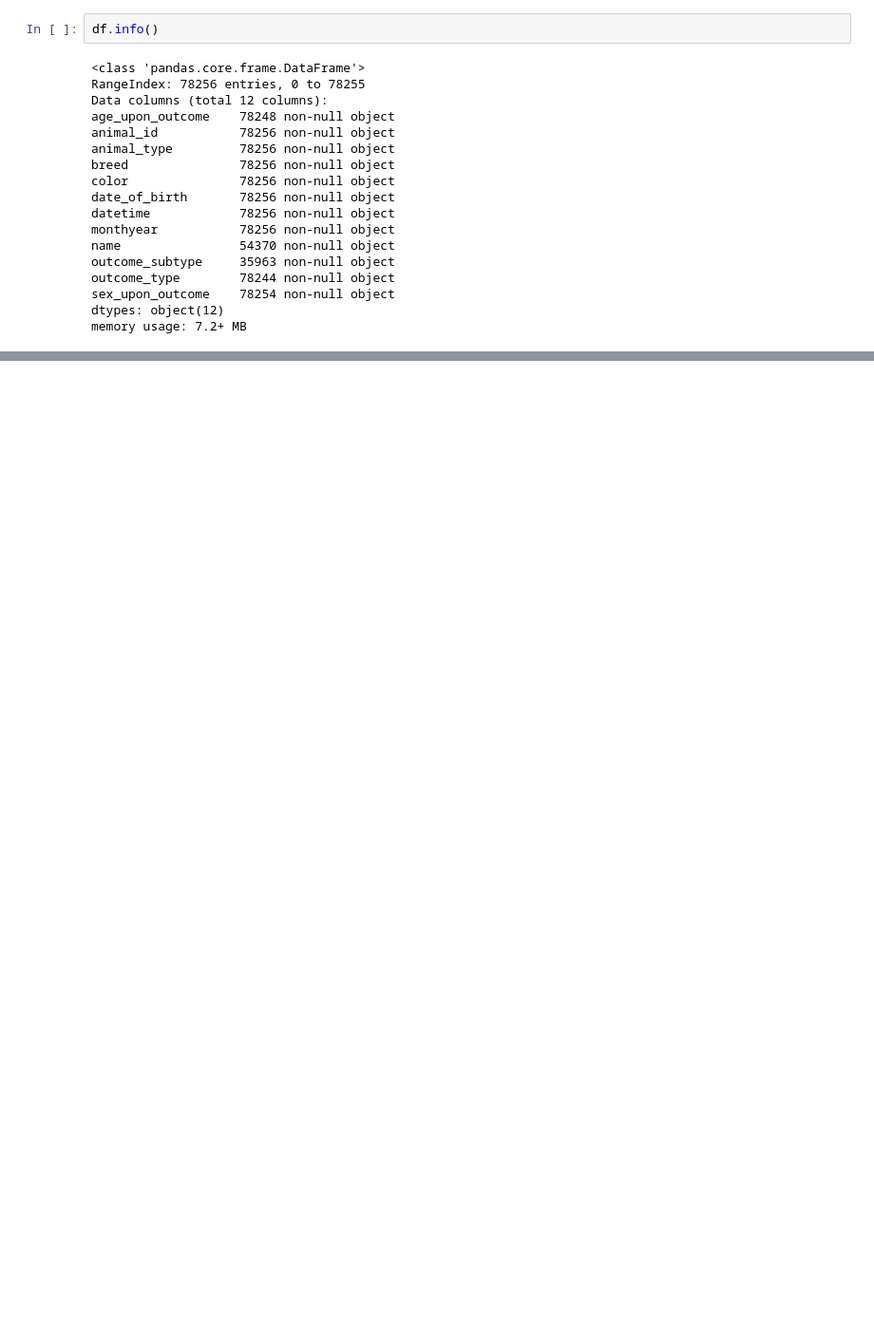
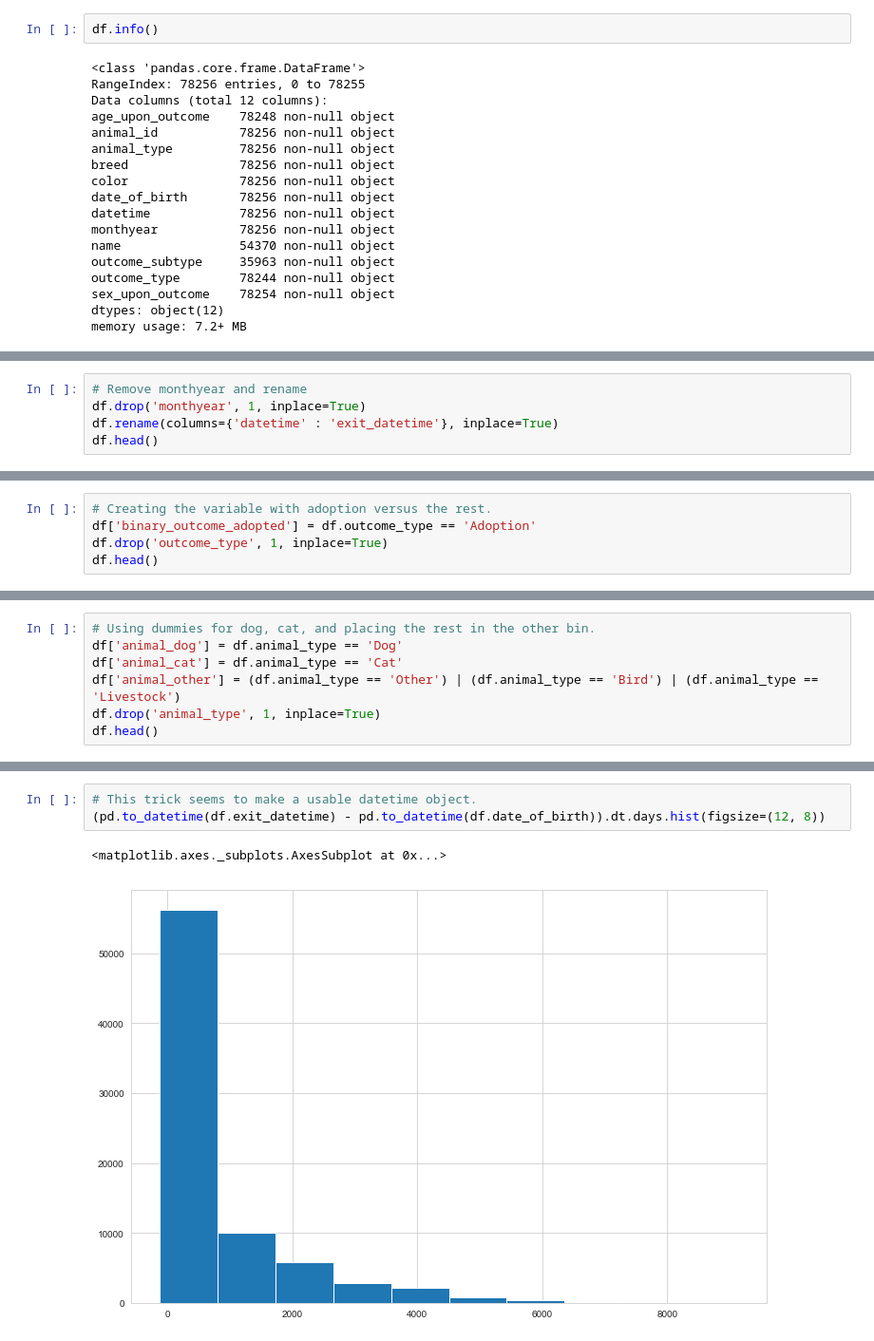
Before and after one commit to SeaPeaMurray/thinkful-apprenticeship, a Jupyter notebook: DS_bootcamp/Deeper_supervised_learning/3.7.1 Capstone.ipynb, the cells around one changed output, grey strips where cells are left out. Shown: that part at 95% size. Saved outputs shown, nothing was run; the diff lists cells and outputs as text; blank space fills up the shorter version.

```diff
--- a/DS_bootcamp/Deeper_supervised_learning/3.7.1 Capstone.ipynb
+++ b/DS_bootcamp/Deeper_supervised_learning/3.7.1 Capstone.ipynb
@@ -84,0 +61,5 @@ df2.head()
+# %%
+# Remove monthyear and rename
+df.drop('monthyear', 1, inplace=True)
+df.rename(columns={'datetime' : 'exit_datetime'}, inplace=True)
+df.head()
@@ -84,0 +87,5 @@ df2.head()
+# %%
+# Creating the variable with adoption versus the rest.
+df['binary_outcome_adopted'] = df.outcome_type == 'Adoption'
+df.drop('outcome_type', 1, inplace=True)
+df.head()
@@ -84,0 +109,7 @@ df2.head()
+# %%
+# Using dummies for dog, cat, and placing the rest in the other bin.
+df['animal_dog'] = df.animal_type == 'Dog'
+df['animal_cat'] = df.animal_type == 'Cat'
+df['animal_other'] = (df.animal_type == 'Other') | (df.animal_type == 'Bird') | (df.animal_type == 'Livestock')
+df.drop('animal_type', 1, inplace=True)
+df.head()
@@ -84,0 +160,6 @@ df2.head()
+# %%
+# This trick seems to make a usable datetime object.
+(pd.to_datetime(df.exit_datetime) - pd.to_datetime(df.date_of_birth)).dt.days.hist(figsize=(12, 8))
+# %% [output]
+<matplotlib.axes._subplots.AxesSubplot at 0x...>
+[figure, added]
```
Also changed, not shown: parts of 23 cells of this notebook, 1 other file.
